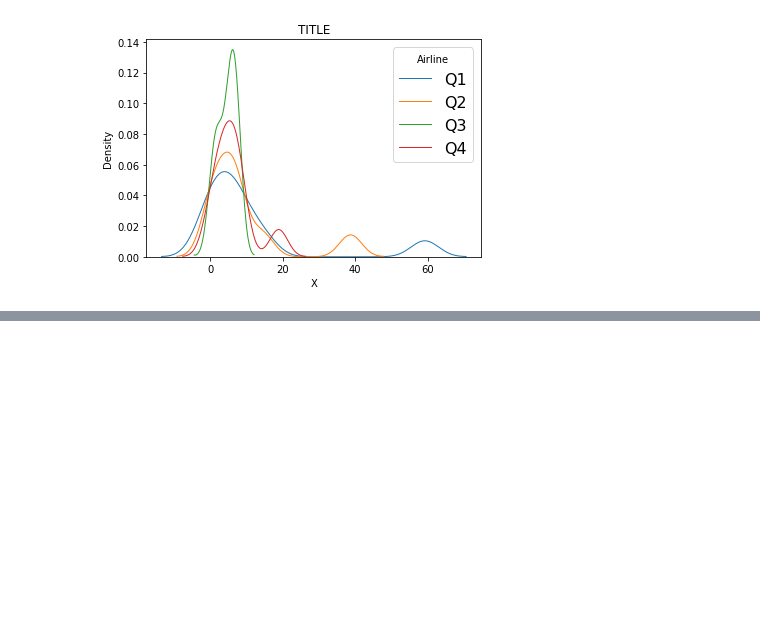
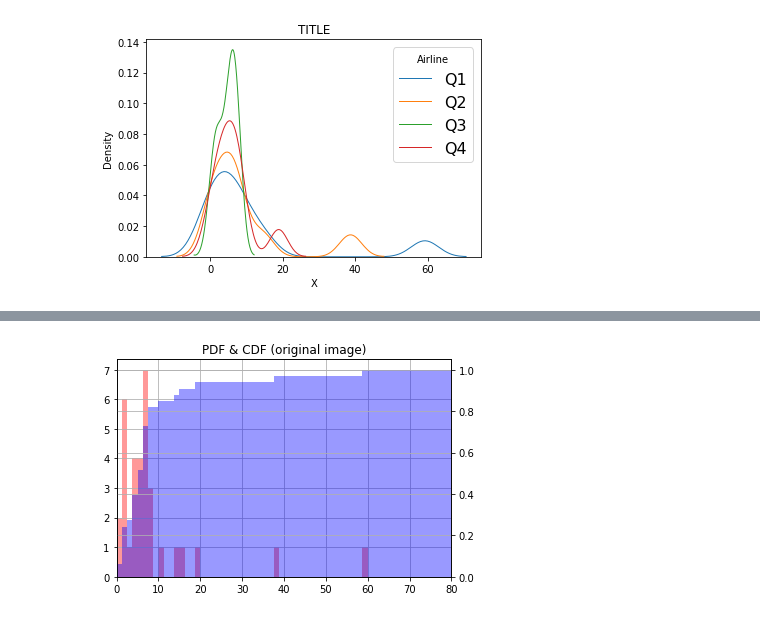
Before and after one commit to hatkanchana/FinanceCBSL, a Jupyter notebook: Colab's_New_Code_Editor.ipynb, the cells around one changed output, grey strips where cells are left out. Cells and saved outputs as stored; diff of their text form; code cells hidden in the pictures; blank space fills up the shorter version.

```diff
--- a/Colab's_New_Code_Editor.ipynb
+++ b/Colab's_New_Code_Editor.ipynb
@@ -295,0 +310,20 @@ Text(0, 0.5, 'Density')
+# %%
+pdf = plt.hist(df['Chemical'], bins=64, range=(0,80), density=False,
+               color='red', alpha=0.4)
+plt.grid('off')
+
+# Use plt.twinx() to overlay the CDF in the bottom subplot
+
+plt.twinx()
+# Display a cumulative histogram of the pixels
+cdf = plt.hist(df['Chemical'], bins=64, range=(0,80),
+               cumulative=True, density=True,
+               color='blue', alpha=0.4)
+
+# Specify x-axis range, hide axes, add title and display plot
+plt.xlim((0,80))
+plt.grid('off')
+plt.title('PDF & CDF (original image)')
+plt.show()
+# %% [output]
+[figure, added]
```
Also changed, not shown: parts of 2 cells of this notebook.
